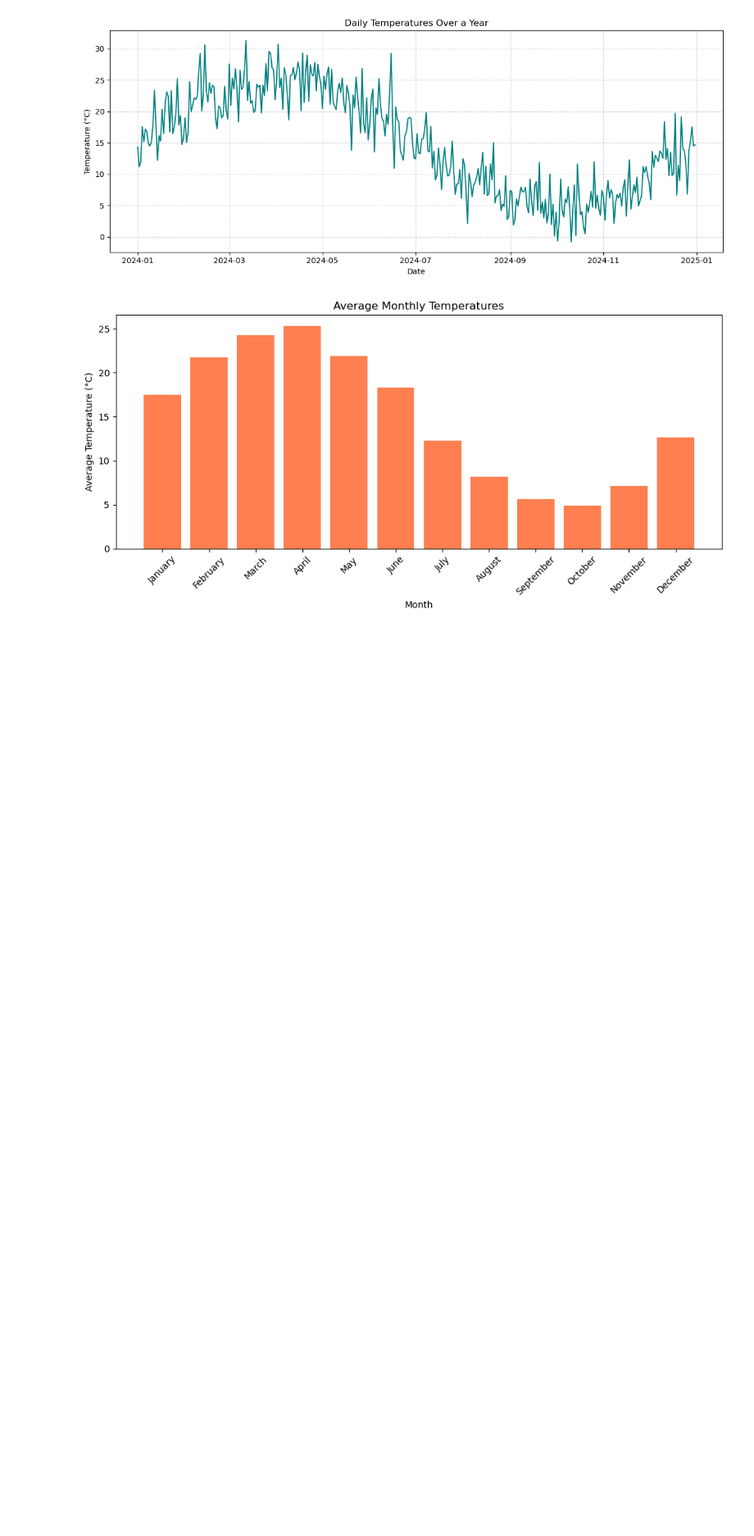
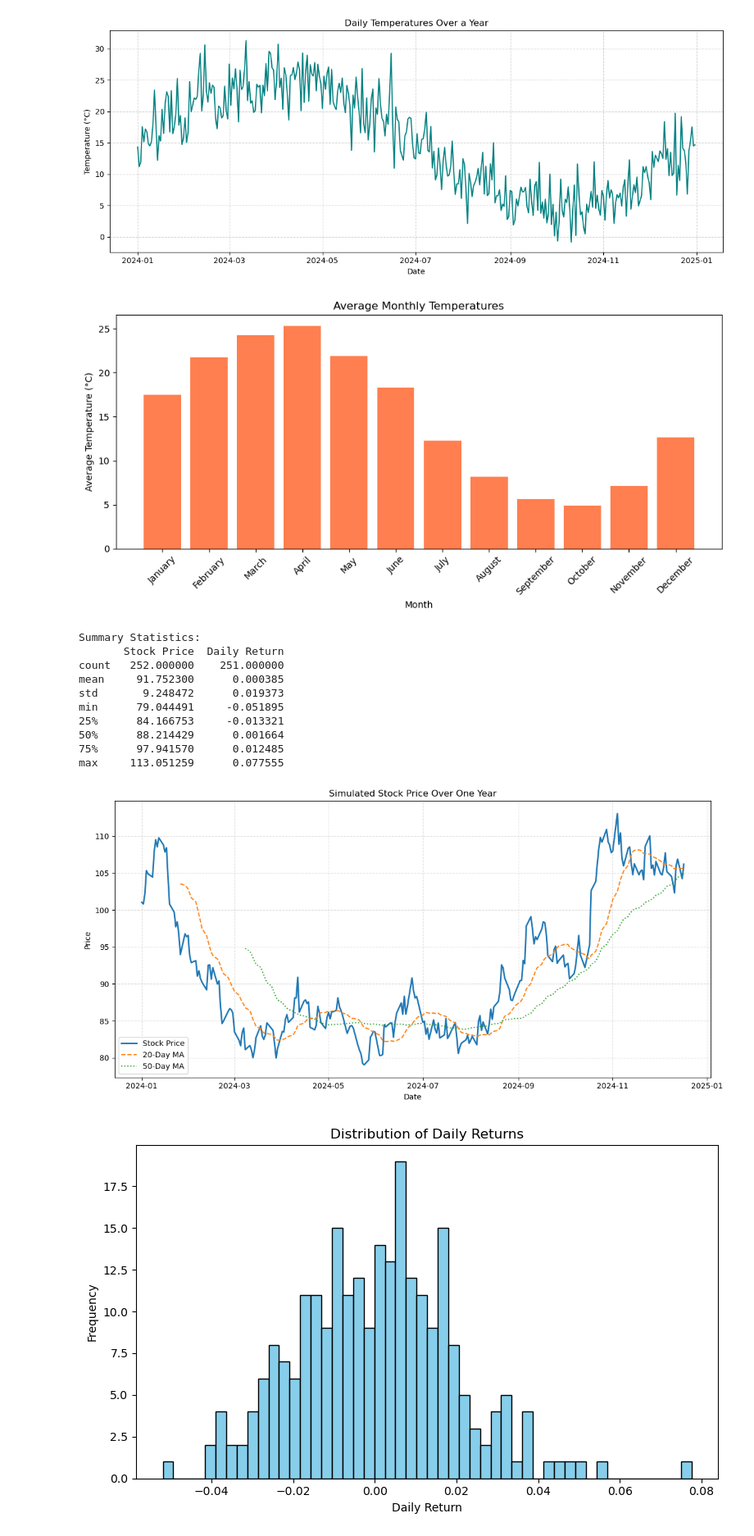
Before and after one commit to tharun11474/python, a Jupyter notebook: skill test assignment - 3 - 230901108.ipynb, the cells around one changed output. Shown at 82% size. Cells and saved outputs as stored; diff of their text form; code cells hidden in the pictures; blank space fills up the shorter version.

```diff
--- a/skill test assignment - 3 - 230901108.ipynb
+++ b/skill test assignment - 3 - 230901108.ipynb
@@ -276,3 +276,78 @@ max       31.316993
 Name: Temperature (°C), dtype: float64
 [figure]
 [figure]
+# %%
+import numpy as np
+import pandas as pd
+import matplotlib.pyplot as plt
+
+# Simulate 1 year of trading days (approx 252)
+np.random.seed(42)
+days = 252
+dates = pd.bdate_range(start='2024-01-01', periods=days)
+
+# Generate random daily returns (mean ~0.0005, std dev ~0.02)
+daily_returns = np.random.normal(loc=0.0005, scale=0.02, size=days)
+
+# Simulate stock prices
+start_price = 100
+price_series = [start_price]
+
+for ret in daily_returns:
+    new_price = price_series[-1] * (1 + ret)
+    price_series.append(new_price)
+
+price_series = price_series[1:]  # remove initial value
+
+# Create DataFrame
+df = pd.DataFrame({
+    'Date': dates,
+    'Stock Price': price_series
+})
+df.set_index('Date', inplace=True)
+
+# Calculate daily return
+df['Daily Return'] = df['Stock Price'].pct_change()
+
+# Moving Averages
+df['20-Day MA'] = df['Stock Price'].rolling(window=20).mean()
+df['50-Day MA'] = df['Stock Price'].rolling(window=50).mean()
+
+# Summary Statistics
+print("Summary Statistics:")
+print(df[['Stock Price', 'Daily Return']].describe(), "\n")
+
+# Plot 1: Stock Price with Moving Averages
+plt.figure(figsize=(12, 6))
+plt.plot(df['Stock Price'], label='Stock Price', linewidth=2)
+plt.plot(df['20-Day MA'], label='20-Day MA', linestyle='--')
+plt.plot(df['50-Day MA'], label='50-Day MA', linestyle=':')
+plt.title('Simulated Stock Price Over One Year')
+plt.xlabel('Date')
+plt.ylabel('Price')
+plt.legend()
+plt.grid(True, linestyle='--', alpha=0.4)
+plt.tight_layout()
+plt.show()
+
+# Plot 2: Histogram of Daily Returns
+plt.figure(figsize=(8, 5))
+plt.hist(df['Daily Return'].dropna(), bins=50, color='skyblue', edgecolor='black')
+plt.title('Distribution of Daily Returns')
+plt.xlabel('Daily Return')
+plt.ylabel('Frequency')
+plt.tight_layout()
+plt.show()
+# %% [output]
+Summary Statistics:
+       Stock Price  Daily Return
+count   252.000000    251.000000
+mean     91.752300      0.000385
+std       9.248472      0.019373
+min      79.044491     -0.051895
+25%      84.166753     -0.013321
+50%      88.214429      0.001664
+75%      97.941570      0.012485
+max     113.051259      0.077555
+[figure, added]
+[figure, added]
```
Also changed, not shown: parts of 1 cell of this notebook.
